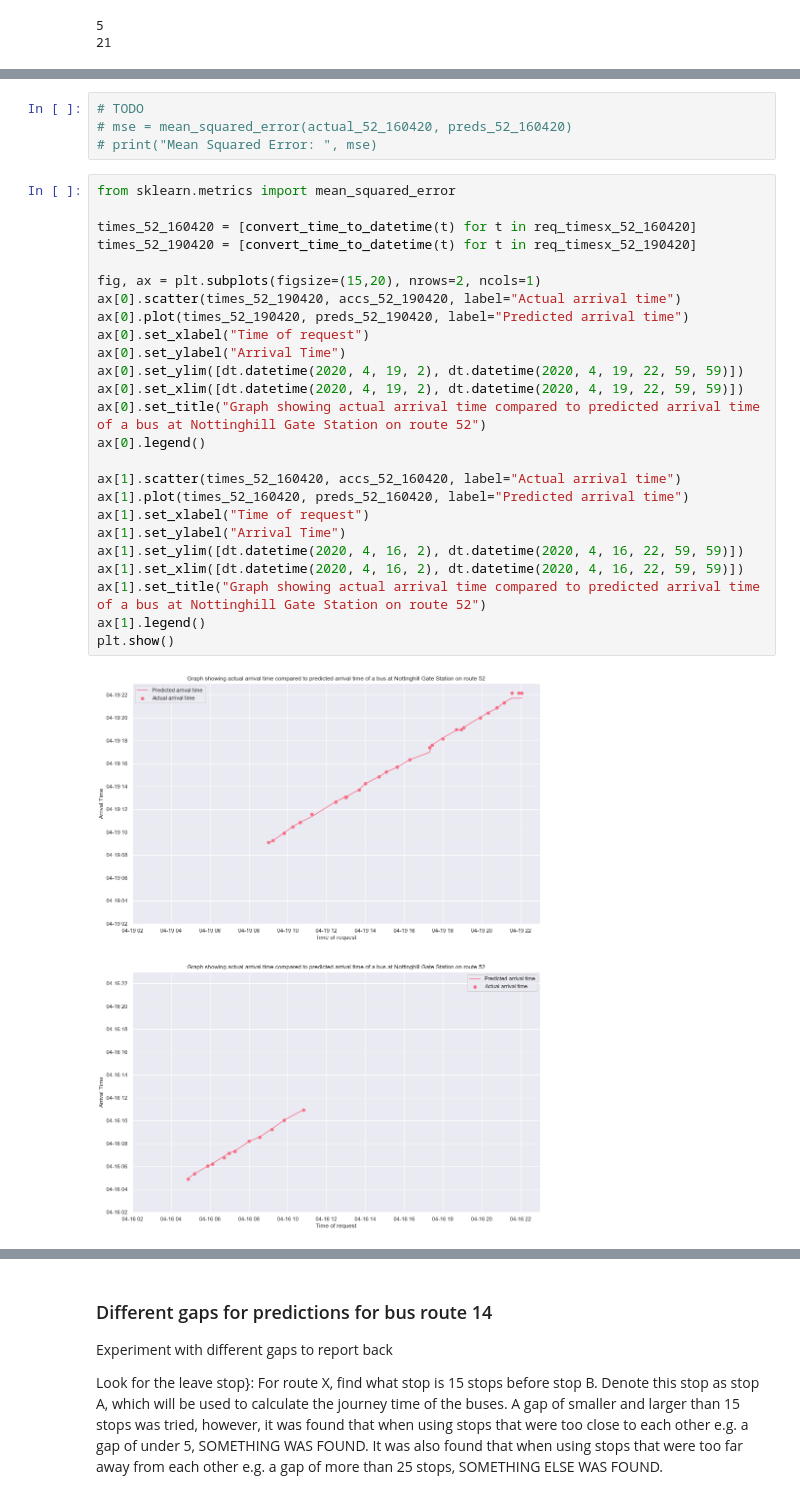
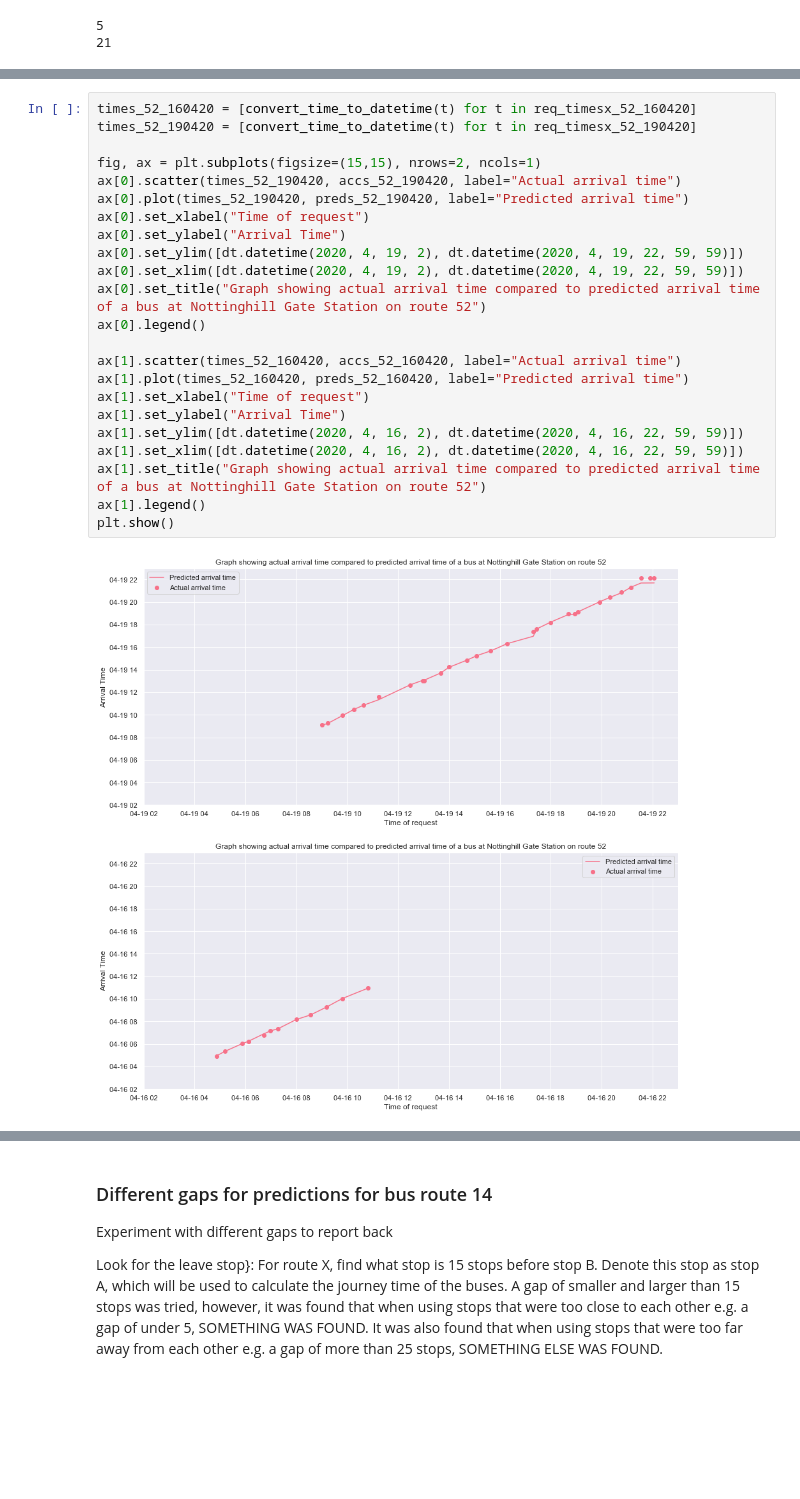
Before and after one commit to serenelc/individual-project-beng, a Jupyter notebook: historical-models.ipynb, the cells around one changed output, grey strips where cells are left out. Drawn from its saved outputs; the diff is of its cells as text; blank space fills up the shorter version.

```diff
--- a/historical-models.ipynb
+++ b/historical-models.ipynb
@@ -532,34 +532,28 @@ Predicted journey time is  731.9999999999999
 leave time =  2020-04-19 21:29:34
 Predicted arrival time is 2020-04-19 21:42:16
 Actual arrival time is 2020-04-19 22:08:35
-# %%
-# TODO
-# mse = mean_squared_error(actual_52_160420, preds_52_160420)
-# print("Mean Squared Error: ", mse)
 # %%
-from sklearn.metrics import mean_squared_error
-
 times_52_160420 = [convert_time_to_datetime(t) for t in req_timesx_52_160420]
 times_52_190420 = [convert_time_to_datetime(t) for t in req_timesx_52_190420]
 
-fig, ax = plt.subplots(figsize=(15,20), nrows=2, ncols=1)
+fig, ax = plt.subplots(figsize=(15,15), nrows=2, ncols=1)
 ax[0].scatter(times_52_190420, accs_52_190420, label="Actual arrival time")
 ax[0].plot(times_52_190420, preds_52_190420, label="Predicted arrival time")
 ax[0].set_xlabel("Time of request")
 ax[0].set_ylabel("Arrival Time")
 ax[0].set_ylim([dt.datetime(2020, 4, 19, 2), dt.datetime(2020, 4, 19, 22, 59, 59)])
 ax[0].set_xlim([dt.datetime(2020, 4, 19, 2), dt.datetime(2020, 4, 19, 22, 59, 59)])
 ax[0].set_title("Graph showing actual arrival time compared to predicted arrival time of a bus at Nottinghill Gate Station on route 52")
 ax[0].legend()
 
 ax[1].scatter(times_52_160420, accs_52_160420, label="Actual arrival time")
 ax[1].plot(times_52_160420, preds_52_160420, label="Predicted arrival time")
 ax[1].set_xlabel("Time of request")
 ax[1].set_ylabel("Arrival Time")
 ax[1].set_ylim([dt.datetime(2020, 4, 16, 2), dt.datetime(2020, 4, 16, 22, 59, 59)])
 ax[1].set_xlim([dt.datetime(2020, 4, 16, 2), dt.datetime(2020, 4, 16, 22, 59, 59)])
 ax[1].set_title("Graph showing actual arrival time compared to predicted arrival time of a bus at Nottinghill Gate Station on route 52")
 ax[1].legend()
 plt.show()
 # %% [output]
-[figure, old version]
+[figure, new version]
```
Also changed, not shown: parts of 4 cells of this notebook, 44 other files.
